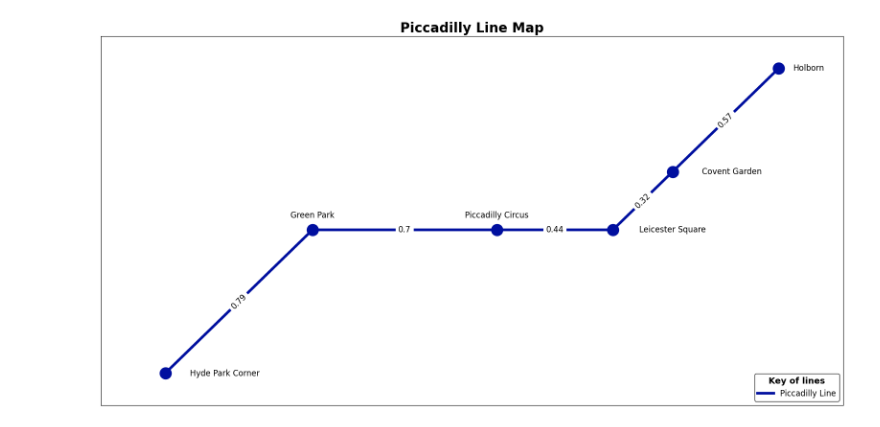
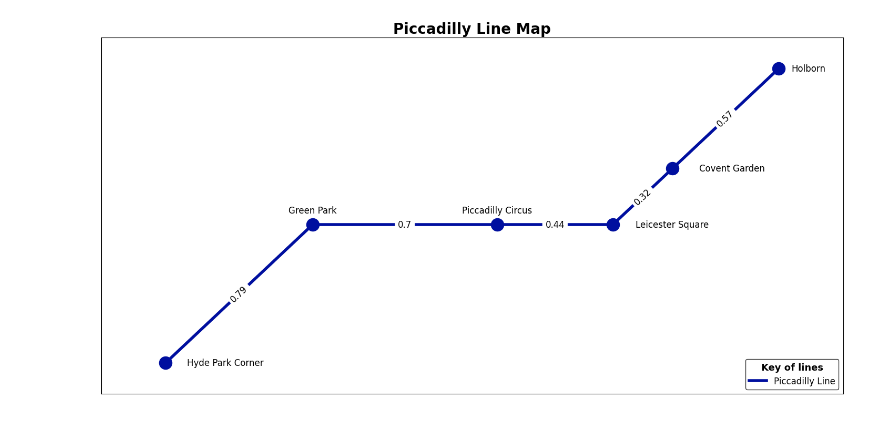
Before and after one commit to vutranquangminh/datavisualization, a Jupyter notebook: task/task1.ipynb, the cells around one changed output. Drawn from its saved outputs; the diff is of its cells as text; code cells hidden in the pictures.

```diff
--- a/task/task1.ipynb
+++ b/task/task1.ipynb
@@ -3,7 +3,6 @@ import networkx as nx
 import matplotlib.pyplot as plt
 import pandas as pd
 import numpy as np
-import math
 # ------------------- Data Loading -------------------
 # Load the CSV file
 file_path = '../csv/station_coordinates.csv'
@@ -87,9 +86,9 @@ movements = [
 for i, movement in enumerate(movements):
     distance_ratio = normalized_distances[i + 1] - normalized_distances[i]
     if movement == "sideways":
-        current_x += distance_ratio  # Move only in x-direction
+        current_x += distance_ratio
     elif movement == "diagonal_up":
-        step = distance_ratio / math.sqrt(2)  # Scale by √2 for diagonal
+        step = distance_ratio / np.sqrt(2)
         current_x += step
         current_y += step
     stations[piccadilly_line_edges[i][1]] = (current_x, current_y)
@@ -110,7 +109,7 @@ edge_labels = {(u, v): f"{d['weight']}" for u, v, d in G.edges(data=True)}
 edge_colors = [G[u][v]['color'] for u, v in G.edges()]
 
 # ------------------- Visualization -------------------
-plt.figure(figsize=(20, 10))
+plt.figure(figsize=(18.2, 8.8))
 
 # Draw edges with colors
 nx.draw_networkx_edges(
@@ -149,31 +148,31 @@ nx.draw_networkx_edge_labels(
     G,
     pos=positions,
     edge_labels=edge_labels,
     font_size=12,
     font_weight='normal'
 )
 
 
 legend_elements = [
     plt.Line2D([0], [0], color=color_mapping['Piccadilly'], lw=4, label='Piccadilly Line')
 ]
 legend = plt.legend(
     handles=legend_elements,
     loc='lower right',
     fontsize=12,
     frameon=True,
     ncol=1,
     title="Key of lines"
 )
 legend.get_frame().set_edgecolor('#000000')
 legend.get_frame().set_linewidth(1)
 legend.get_title().set_fontsize('13')
 legend.get_title().set_fontweight('bold')
 
 # Add the main title for the visualization
 plt.title("Piccadilly Line Map", fontsize=20, fontweight='bold')
 
 # Show the plot
 plt.show()
 # %% [output]
-[figure, old version]
+[figure, new version]
```
Also changed, not shown: 4 other files.
